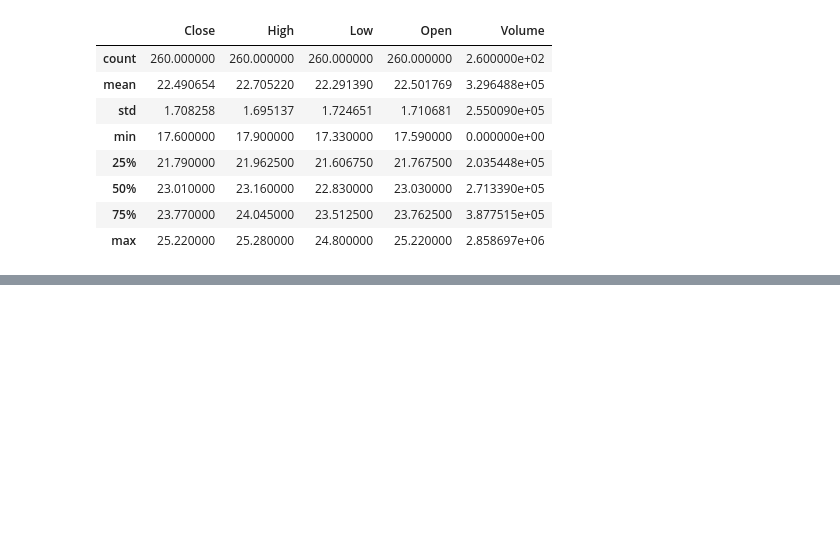
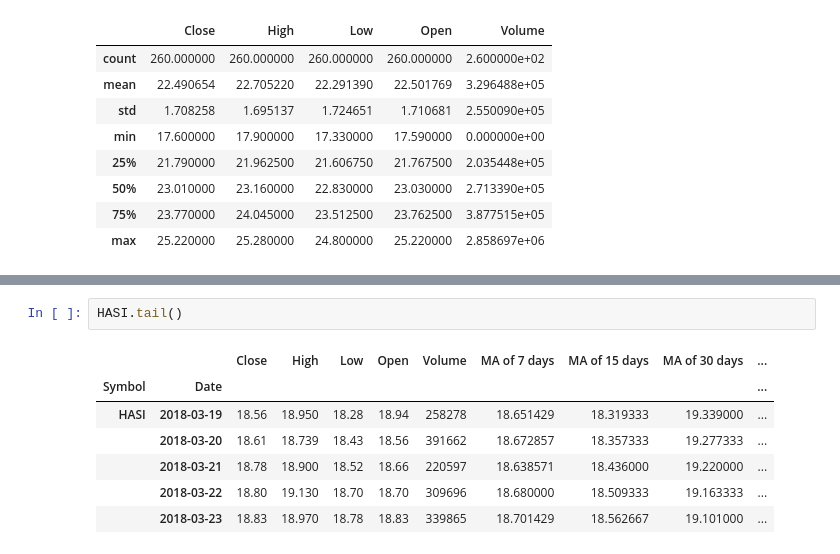
Before and after one commit to gcmallya85/AnalyzeStockPrices, a Jupyter notebook: AnalyzeStockPrices.ipynb, the cells around one changed output, grey strips where cells are left out. Drawn from its saved outputs; the diff is of its cells as text; blank space fills up the shorter version.

```diff
--- a/AnalyzeStockPrices.ipynb
+++ b/AnalyzeStockPrices.ipynb
@@ -63,0 +94,10 @@ HASI.describe()
+# %%
+HASI.tail()
+# %% [output]
+|  |  | Close | High | Low | Open | Volume | MA of 7 days | MA of 15 days | MA of 30 days | ... |
+| Symbol | Date |  |  |  |  |  |  |  |  | ... |
+| HASI | 2018-03-19 | 18.56 | 18.950 | 18.28 | 18.94 | 258278 | 18.651429 | 18.319333 | 19.339000 | ... |
+|  | 2018-03-20 | 18.61 | 18.739 | 18.43 | 18.56 | 391662 | 18.672857 | 18.357333 | 19.277333 | ... |
+|  | 2018-03-21 | 18.78 | 18.900 | 18.52 | 18.66 | 220597 | 18.638571 | 18.436000 | 19.220000 | ... |
+|  | 2018-03-22 | 18.80 | 19.130 | 18.70 | 18.70 | 309696 | 18.680000 | 18.509333 | 19.163333 | ... |
+|  | 2018-03-23 | 18.83 | 18.970 | 18.78 | 18.83 | 339865 | 18.701429 | 18.562667 | 19.101000 | ... |
```
Also changed, not shown: parts of 4 cells of this notebook.
